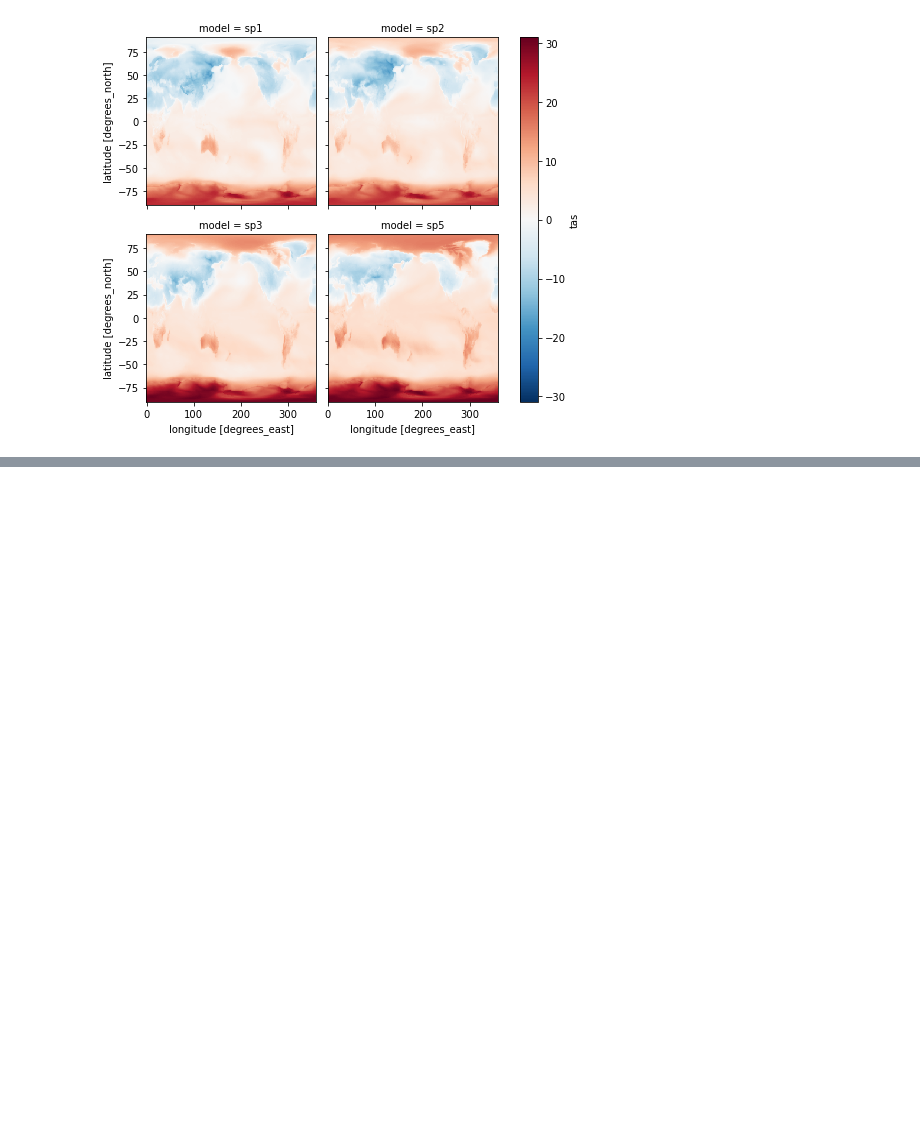
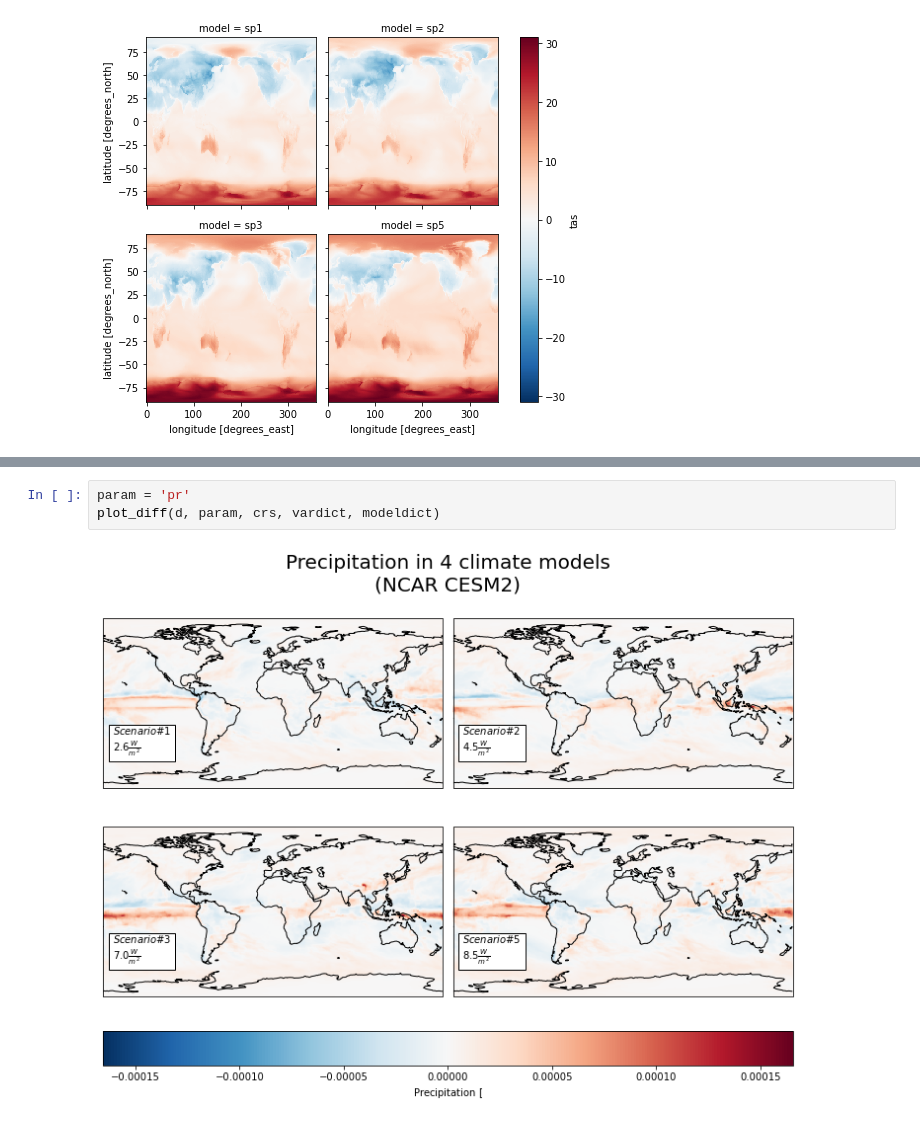
Before and after one commit to UCB-stat-159-s22/hw07-group20, a Jupyter notebook: notebooks/CESM_EDA.ipynb, the cells around one changed output, grey strips where cells are left out. Drawn from its saved outputs; the diff is of its cells as text; blank space fills up the shorter version.

```diff
--- a/notebooks/CESM_EDA.ipynb
+++ b/notebooks/CESM_EDA.ipynb
@@ -373,0 +380,5 @@ plot_diff(d, param, crs, vardict, modeldict)
+# %%
+param = 'pr'
+plot_diff(d, param, crs, vardict, modeldict)
+# %% [output]
+[figure, added]
```
Also changed, not shown: parts of 7 cells of this notebook.
